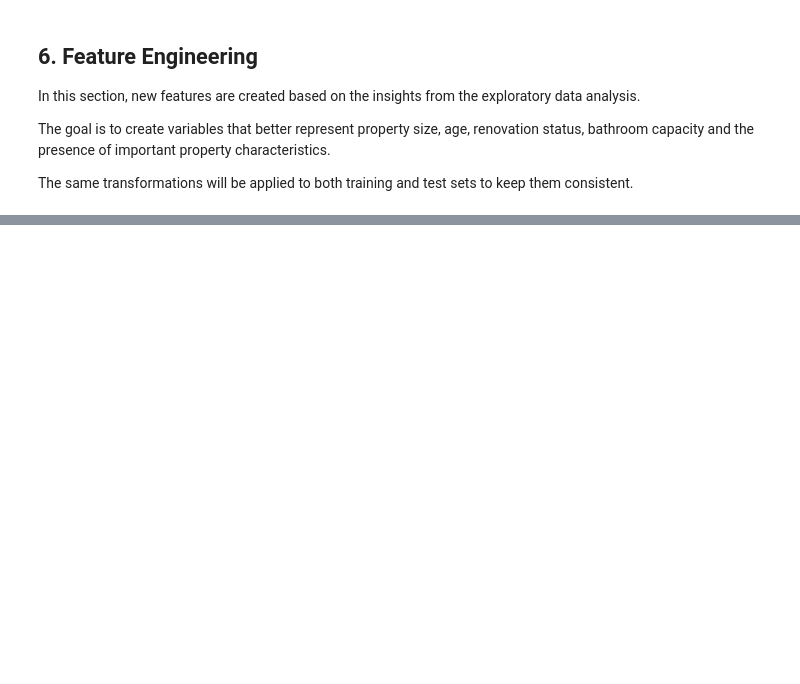
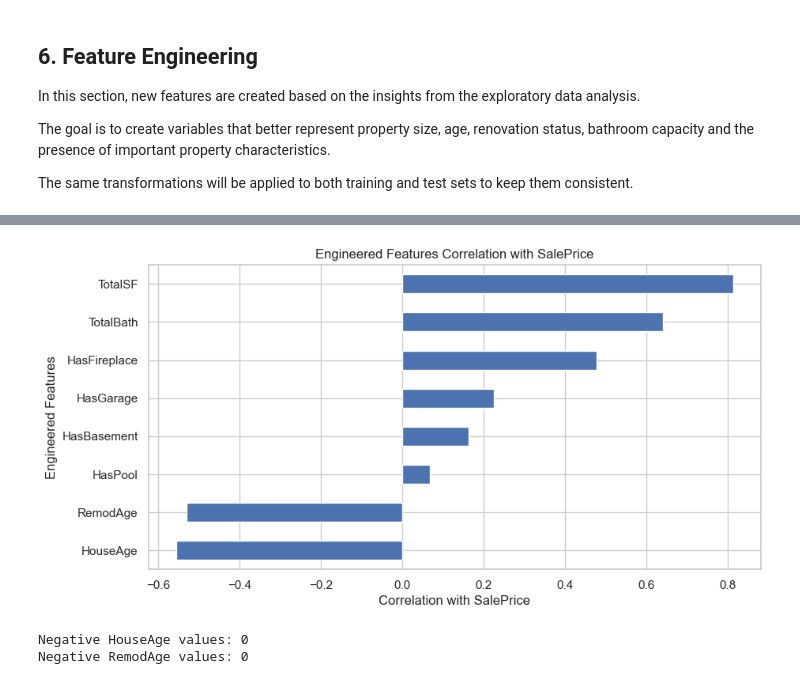
Before and after one commit to sanches-davi/ames-housing-price-prediction, a Jupyter notebook: notebooks/2. Modelling.ipynb, the cells around one changed output, grey strips where cells are left out. Cells and saved outputs as stored; diff of their text form; code cells hidden in the pictures; blank space fills up the shorter version.

```diff
--- a/notebooks/2. Modelling.ipynb
+++ b/notebooks/2. Modelling.ipynb
@@ -184,3 +196,9 @@ In this section, new features are created based on the insights from the explora
 The goal is to create variables that better represent property size, age, renovation status, bathroom capacity and the presence of important property characteristics.
 
 The same transformations will be applied to both training and test sets to keep them consistent.
+# %%
+X_train_fe = create_features(X_train_clean)
+X_test_fe = create_features(X_test_clean)
+
+print(f"X_train_fe shape: {X_train_fe.shape}")
+print(f"X_test_fe shape: {X_test_fe.shape}")
@@ -186,0 +208,3 @@ The same transformations will be applied to both training and test sets to keep
+# %%
+engineered_features = ["TotalSF","HouseAge","RemodAge","TotalBath","HasGarage","HasBasement","HasFireplace","HasPool"]
+X_train_fe[engineered_features].head()
@@ -186,0 +224,6 @@ The same transformations will be applied to both training and test sets to keep
+# %%
+train_fe_analysis = X_train_fe.copy()
+train_fe_analysis["SalePrice"] = y_train_clean
+engineered_corr = train_fe_analysis[engineered_features + ["SalePrice"]].corr()["SalePrice"]
+engineered_corr = engineered_corr.sort_values(ascending=False)
+engineered_corr
@@ -186,0 +241,19 @@ The same transformations will be applied to both training and test sets to keep
+# %%
+engineered_corr_without_target = engineered_corr.drop("SalePrice")
+plt.figure(figsize=(10, 5))
+engineered_corr_without_target.sort_values().plot(kind="barh")
+plt.title("Engineered Features Correlation with SalePrice")
+plt.xlabel("Correlation with SalePrice")
+plt.ylabel("Engineered Features")
+plt.show()
+# %% [output]
+[figure, added]
+# %%
+negative_house_age = (X_train_fe["HouseAge"] < 0).sum()
+negative_remod_age = (X_train_fe["RemodAge"] < 0).sum()
+
+print(f"Negative HouseAge values: {negative_house_age}")
+print(f"Negative RemodAge values: {negative_remod_age}")
+# %% [output]
+Negative HouseAge values: 0
+Negative RemodAge values: 0
```
Also changed, not shown: parts of 28 cells of this notebook.
